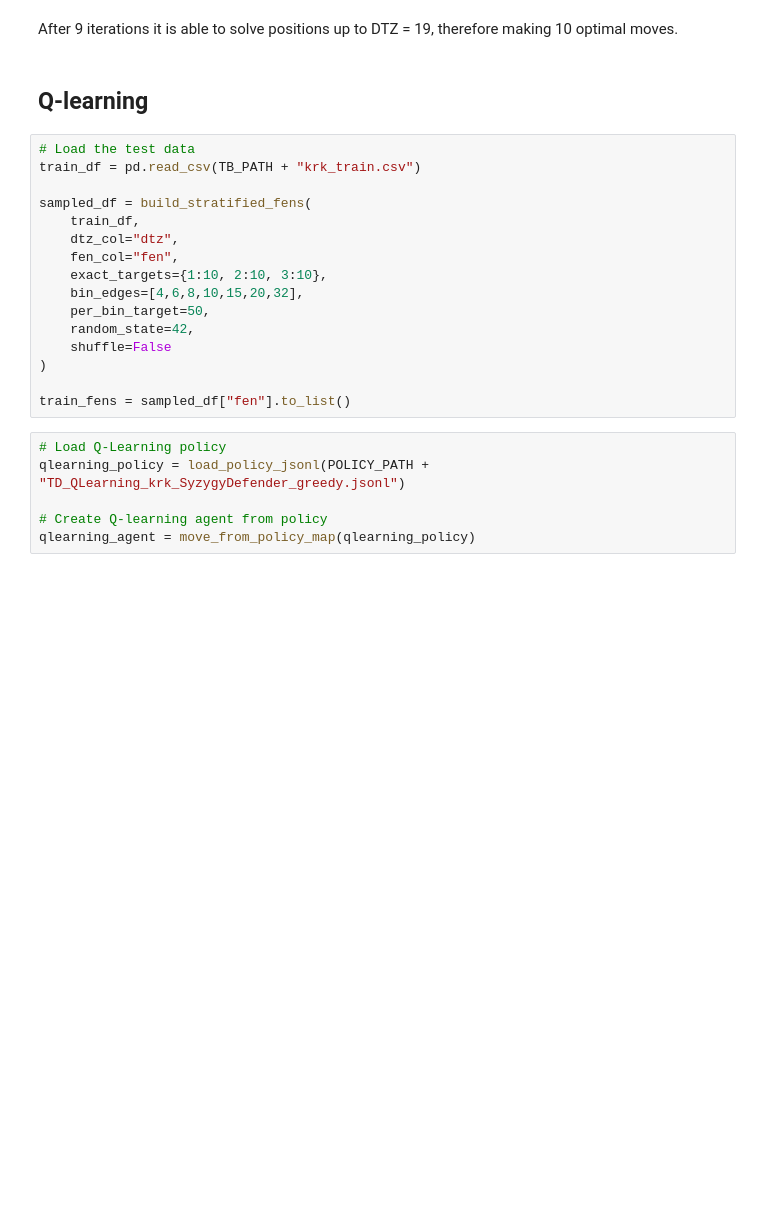
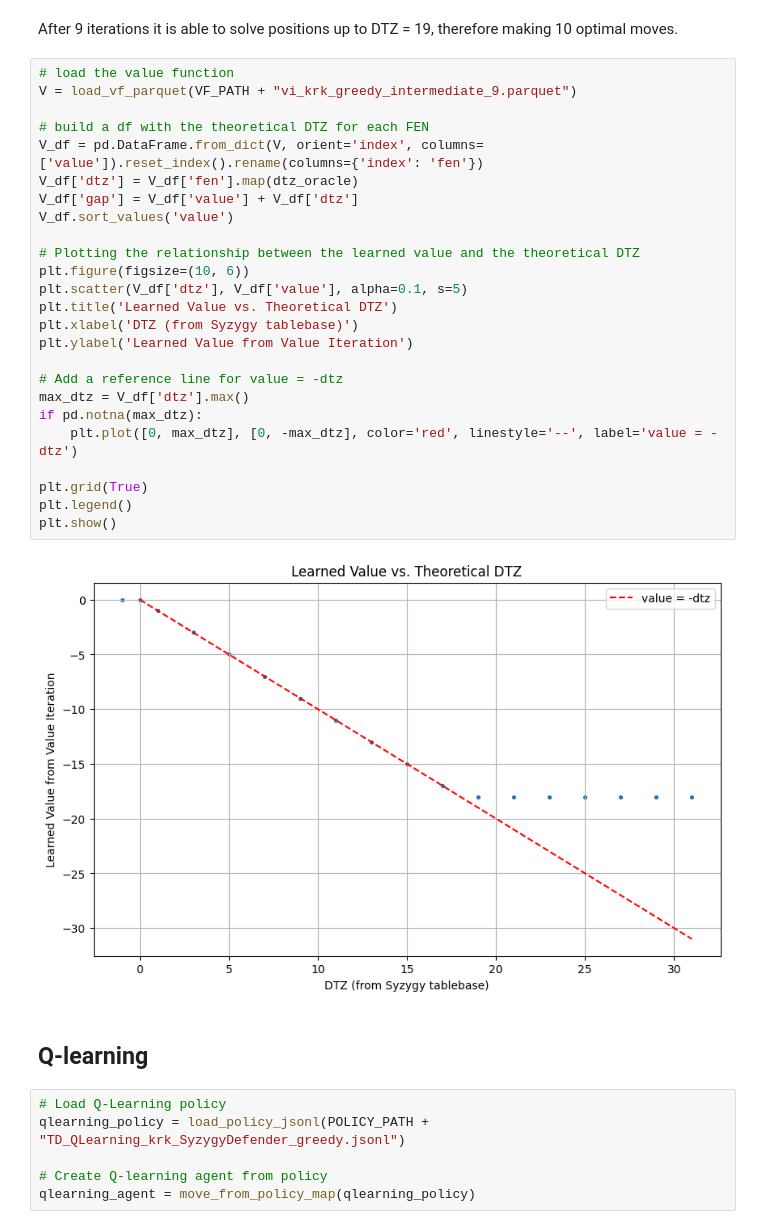
Before and after one commit to giovanni-lucarelli/chess, a Jupyter notebook: results.ipynb, the cells around one changed output. Cells and saved outputs as stored; diff of their text form; blank space fills up the shorter version.

```diff
--- a/results.ipynb
+++ b/results.ipynb
@@ -289,24 +310,35 @@ example_df_vi
 | 15 | 8/8/8/8/3k4/8/2R5/6K1 w - - 0 1 | 300 | 31 | NaN | 0 | 0.003593 | 0.006667 | 150 | None |
 # %% [markdown]
 After 9 iterations it is able to solve positions up to DTZ = 19, therefore making 10 optimal moves.
+# %%
+# load the value function
+V = load_vf_parquet(VF_PATH + "vi_krk_greedy_intermediate_9.parquet")
+
+# build a df with the theoretical DTZ for each FEN
+V_df = pd.DataFrame.from_dict(V, orient='index', columns=['value']).reset_index().rename(columns={'index': 'fen'})
+V_df['dtz'] = V_df['fen'].map(dtz_oracle)
+V_df['gap'] = V_df['value'] + V_df['dtz']
+V_df.sort_values('value')
+
+# Plotting the relationship between the learned value and the theoretical DTZ
+plt.figure(figsize=(10, 6))
+plt.scatter(V_df['dtz'], V_df['value'], alpha=0.1, s=5)
+plt.title('Learned Value vs. Theoretical DTZ')
+plt.xlabel('DTZ (from Syzygy tablebase)')
+plt.ylabel('Learned Value from Value Iteration')
+
+# Add a reference line for value = -dtz
+max_dtz = V_df['dtz'].max()
+if pd.notna(max_dtz):
+    plt.plot([0, max_dtz], [0, -max_dtz], color='red', linestyle='--', label='value = -dtz')
+
+plt.grid(True)
+plt.legend()
+plt.show()
+# %% [output]
+[figure, added]
 # %% [markdown]
 ## Q-learning
-# %%
-# Load the test data
-train_df = pd.read_csv(TB_PATH + "krk_train.csv")
-
-sampled_df = build_stratified_fens(
-    train_df,
-    dtz_col="dtz",
-    fen_col="fen",
-    exact_targets={1:10, 2:10, 3:10},
-    bin_edges=[4,6,8,10,15,20,32],
-    per_bin_target=50,
-    random_state=42,
-    shuffle=False
-)
-
-train_fens = sampled_df["fen"].to_list()
 # %%
 # Load Q-Learning policy
 qlearning_policy = load_policy_jsonl(POLICY_PATH + "TD_QLearning_krk_SyzygyDefender_greedy.jsonl")
```
Also changed, not shown: parts of 12 cells of this notebook, 12 other files.
